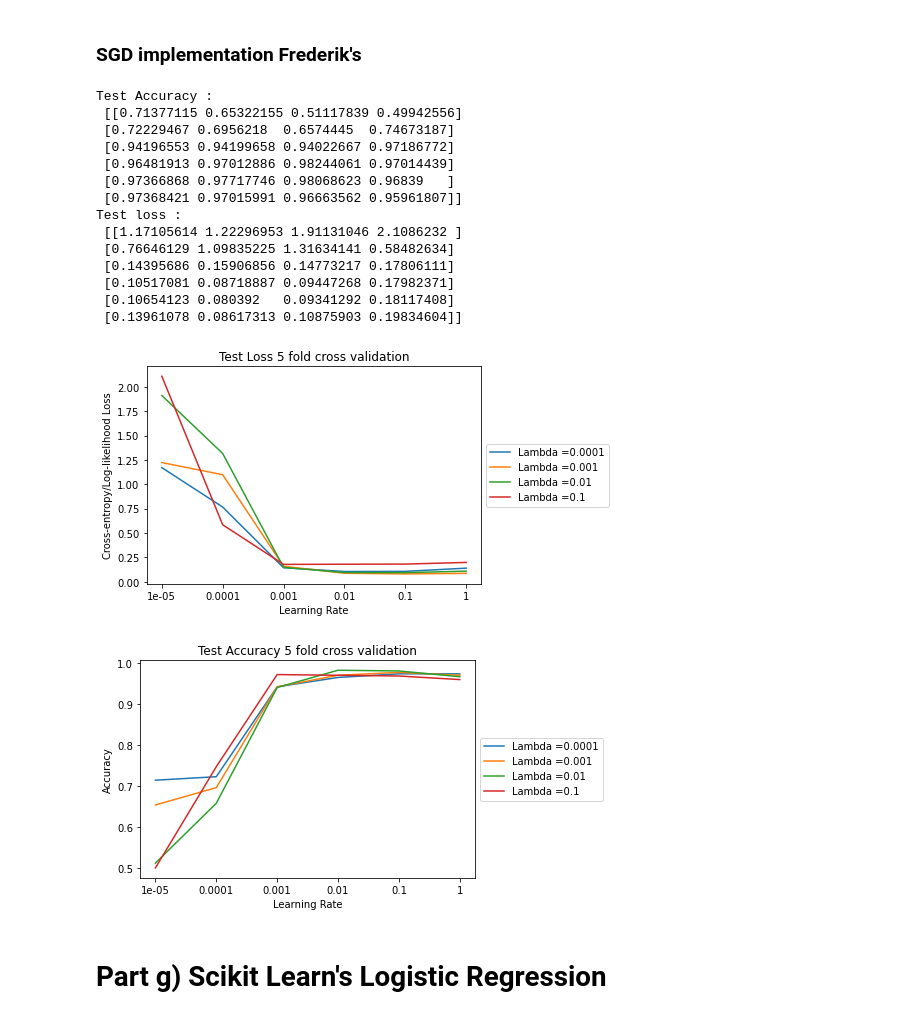
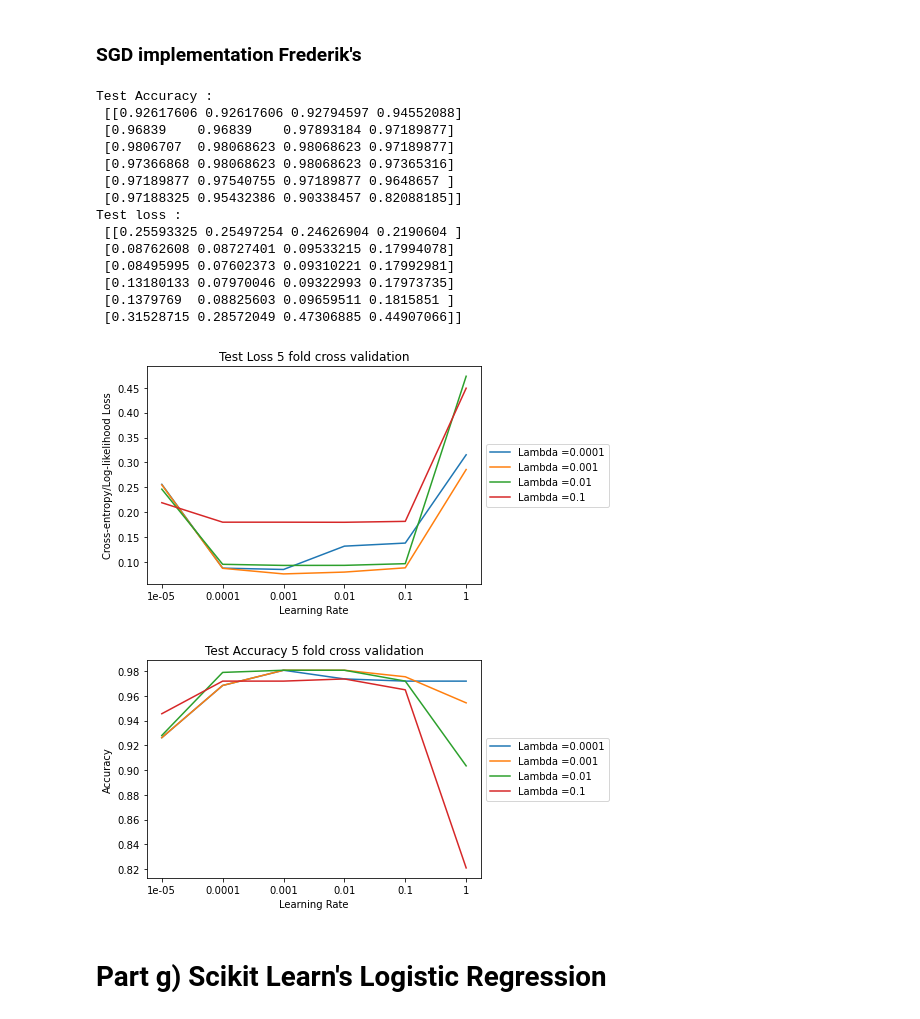
Before and after one commit to frederikrogge/compsci-project, a Jupyter notebook: Notebooks/task_g.ipynb, the cells around one changed output. Saved outputs shown, nothing was run; the diff lists cells and outputs as text; code cells hidden in the pictures.

```diff
--- a/Notebooks/task_g.ipynb
+++ b/Notebooks/task_g.ipynb
@@ -65,7 +65,7 @@ for n_l, Lambda in  enumerate(Lambdas):
                       l2_reg = True,
                       lbd= Lambda)
 
-            logreg.simple_SGD( X_train_scaled, y_train, batch_size = 50, lr_eta = lr , n_epochs = 1000)
+            logreg.simple_SGD( X_train_scaled, y_train, batch_size = 1, lr_eta = lr , n_epochs = 1000)
 
             # find accuracy on test set with beta_opt
             y_pred_prob = np.zeros((len(y_test),2))
@@ -88,6 +88,7 @@ for n_l,Lambda in enumerate(Lambdas):
     plt.legend(loc='center left', bbox_to_anchor=(1, 0.5))
     plt.xticks(np.arange(len(lr_eta)), lr_eta )
 plt.title('Test Loss 5 fold cross validation')
+save_fig(plt, name ='g_testloss_simpleSGD.png')
 plt.show()
 
 for n_l,Lambda in enumerate(Lambdas):
@@ -97,6 +98,7 @@ for n_l,Lambda in enumerate(Lambdas):
     plt.legend(loc='center left', bbox_to_anchor=(1, 0.5))
     plt.xticks(np.arange(len(lr_eta)), lr_eta )
 plt.title('Test Accuracy 5 fold cross validation')
+save_fig(plt, name ='g_testaccuracy_simpleSGD.png')
 plt.show()
 # %% [output]
 Test Accuracy :
@@ -153,7 +155,7 @@ for n_l, Lambda in  enumerate(Lambdas):
                       lbd= Lambda)
 
             optimizer = SGD(lr=lr)
-            logreg.train( X_train_scaled, y_train, optimizer, batch_size = 50, epochs = 1000)
+            logreg.train( X_train_scaled, y_train, optimizer, batch_size = 1, epochs = 1000)
 
             # find accuracy on test set with beta_opt
             y_pred_prob = np.zeros((len(y_test),2))
@@ -162,47 +164,49 @@ for n_l, Lambda in  enumerate(Lambdas):
 
             test_acc[fold] =  np.mean(np.argmax(y_pred_prob, axis=1)== y_test)
             test_loss[fold] = logreg.NLL_loss(X_test_scaled, y_test)
 
         est_test_acc[n_lr , n_l ] = np.mean(test_acc)
         est_test_loss[n_lr , n_l ] =  np.mean(test_loss)
 
 print('Test Accuracy : \n', est_test_acc )
 print('Test loss : \n', est_test_loss)
 
 for n_l,Lambda in enumerate(Lambdas):
     plt.plot(est_test_loss[:,n_l], label = 'Lambda ='+ str(Lambda))
     plt.xlabel('Learning Rate')
     plt.ylabel('Cross-entropy/Log-likelihood Loss')
     plt.legend(loc='center left', bbox_to_anchor=(1, 0.5))
     plt.xticks(np.arange(len(lr_eta)), lr_eta )
 plt.title('Test Loss 5 fold cross validation')
+save_fig(plt, name ='g_testloss_SGD.png')
 plt.show()
 
 for n_l,Lambda in enumerate(Lambdas):
     plt.plot(est_test_acc[:,n_l], label = 'Lambda ='+ str(Lambda))
     plt.xlabel('Learning Rate')
     plt.ylabel('Accuracy')
     plt.legend(loc='center left', bbox_to_anchor=(1, 0.5))
     plt.xticks(np.arange(len(lr_eta)), lr_eta )
 plt.title('Test Accuracy 5 fold cross validation')
+save_fig(plt, name ='g_testaccuracy_SGD.png')
 plt.show()
 # %% [output]
 Test Accuracy :
- [[0.71377115 0.65322155 0.51117839 0.49942556]
- [0.72229467 0.6956218  0.6574445  0.74673187]
- [0.94196553 0.94199658 0.94022667 0.97186772]
- [0.96481913 0.97012886 0.98244061 0.97014439]
- [0.97366868 0.97717746 0.98068623 0.96839   ]
- [0.97368421 0.97015991 0.96663562 0.95961807]]
+ [[0.92617606 0.92617606 0.92794597 0.94552088]
+ [0.96839    0.96839    0.97893184 0.97189877]
+ [0.9806707  0.98068623 0.98068623 0.97189877]
+ [0.97366868 0.98068623 0.98068623 0.97365316]
+ [0.97189877 0.97540755 0.97189877 0.9648657 ]
+ [0.97188325 0.95432386 0.90338457 0.82088185]]
 Test loss :
- [[1.17105614 1.22296953 1.91131046 2.1086232 ]
- [0.76646129 1.09835225 1.31634141 0.58482634]
- [0.14395686 0.15906856 0.14773217 0.17806111]
- [0.10517081 0.08718887 0.09447268 0.17982371]
- [0.10654123 0.080392   0.09341292 0.18117408]
- [0.13961078 0.08617313 0.10875903 0.19834604]]
+ [[0.25593325 0.25497254 0.24626904 0.2190604 ]
+ [0.08762608 0.08727401 0.09533215 0.17994078]
+ [0.08495995 0.07602373 0.09310221 0.17992981]
+ [0.13180133 0.07970046 0.09322993 0.17973735]
+ [0.1379769  0.08825603 0.09659511 0.1815851 ]
+ [0.31528715 0.28572049 0.47306885 0.44907066]]
-[figure, old version]
+[figure, new version]
-[figure, old version]
+[figure, new version]
 # %% [markdown]
 # Part g) Scikit Learn's Logistic Regression
 # %% [markdown]
```
Also changed, not shown: parts of 2 cells of this notebook, 6 other files.
